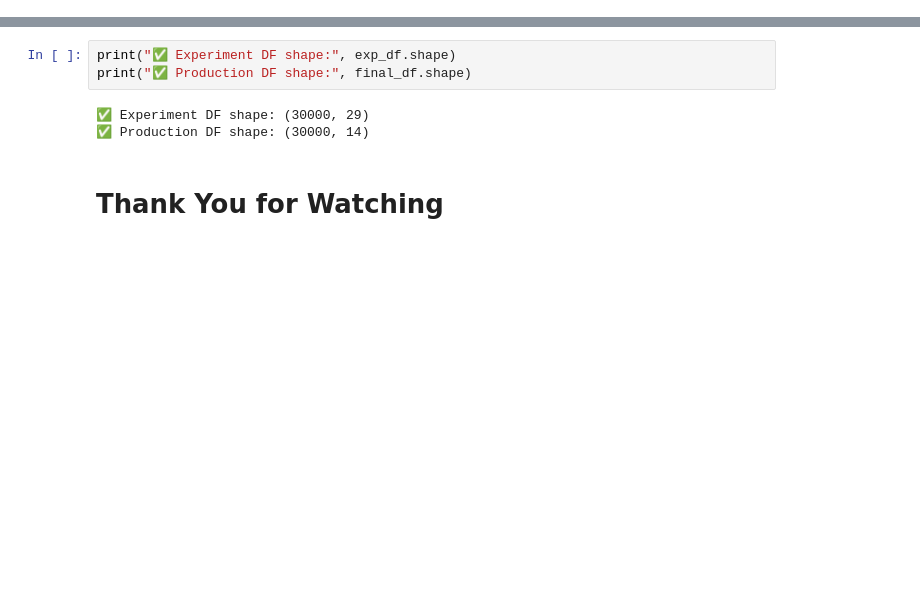
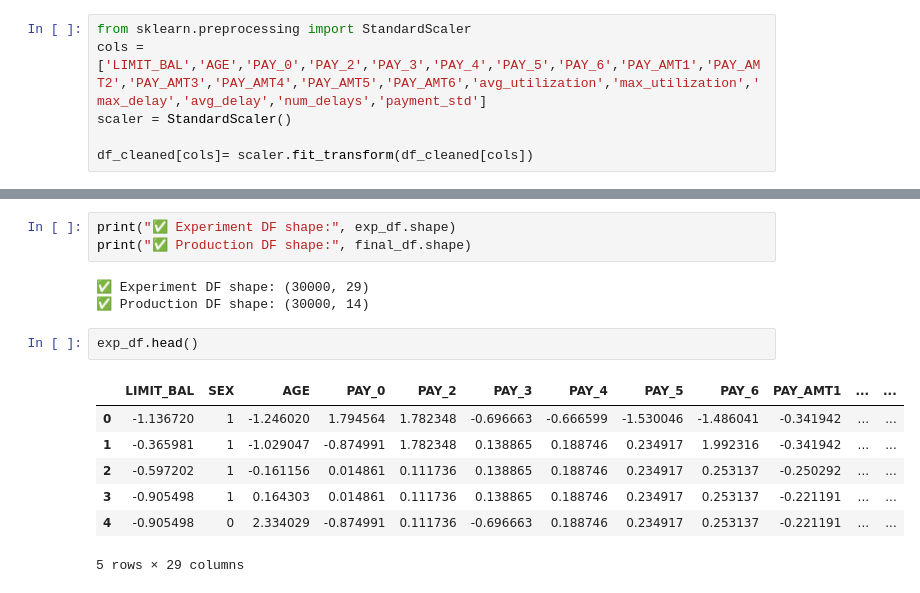
Before and after one commit to amitsingh2022/credit-risk-prediction, a Jupyter notebook: notebooks/Feature_Engineering.ipynb, the cells around one changed output, grey strips where cells are left out. Drawn from its saved outputs; the diff is of its cells as text; blank space fills up the shorter version.

```diff
--- a/notebooks/Feature_Engineering.ipynb
+++ b/notebooks/Feature_Engineering.ipynb
@@ -340,6 +340,12 @@ plt.title("Correlation Heatmap")
 plt.show()
 # %% [output]
 [figure]
+# %%
+from sklearn.preprocessing import StandardScaler
+cols = ['LIMIT_BAL','AGE','PAY_0','PAY_2','PAY_3','PAY_4','PAY_5','PAY_6','PAY_AMT1','PAY_AMT2','PAY_AMT3','PAY_AMT4','PAY_AMT5','PAY_AMT6','avg_utilization','max_utilization','max_delay','avg_delay','num_delays','payment_std']
+scaler = StandardScaler()
+
+df_cleaned[cols]= scaler.fit_transform(df_cleaned[cols])
 # %%
 drop_cols = [
     "ID",
@@ -386,5 +392,13 @@ print("✅ Production DF shape:", final_df.shape)
 # %% [output]
 ✅ Experiment DF shape: (30000, 29)
 ✅ Production DF shape: (30000, 14)
-# %% [markdown]
-# Thank You for Watching
+# %%
+exp_df.head()
+# %% [output]
+|  | LIMIT_BAL | SEX | AGE | PAY_0 | PAY_2 | PAY_3 | PAY_4 | PAY_5 | PAY_6 | PAY_AMT1 | ... | ... |
+| 0 | -1.136720 | 1 | -1.246020 | 1.794564 | 1.782348 | -0.696663 | -0.666599 | -1.530046 | -1.486041 | -0.341942 | ... | ... |
+| 1 | -0.365981 | 1 | -1.029047 | -0.874991 | 1.782348 | 0.138865 | 0.188746 | 0.234917 | 1.992316 | -0.341942 | ... | ... |
+| 2 | -0.597202 | 1 | -0.161156 | 0.014861 | 0.111736 | 0.138865 | 0.188746 | 0.234917 | 0.253137 | -0.250292 | ... | ... |
+| 3 | -0.905498 | 1 | 0.164303 | 0.014861 | 0.111736 | 0.138865 | 0.188746 | 0.234917 | 0.253137 | -0.221191 | ... | ... |
+| 4 | -0.905498 | 0 | 2.334029 | -0.874991 | 0.111736 | -0.696663 | 0.188746 | 0.234917 | 0.253137 | -0.221191 | ... | ... |
+5 rows × 29 columns
```
Also changed, not shown: parts of 2 cells of this notebook, 7 other files.
